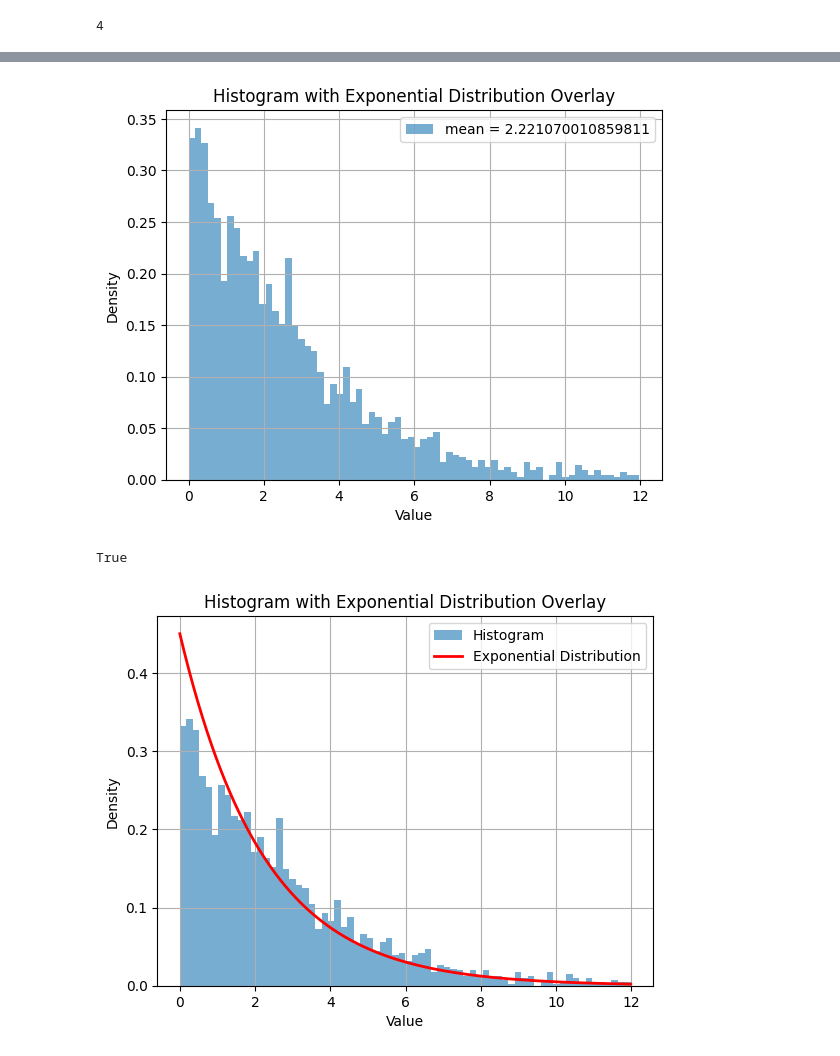
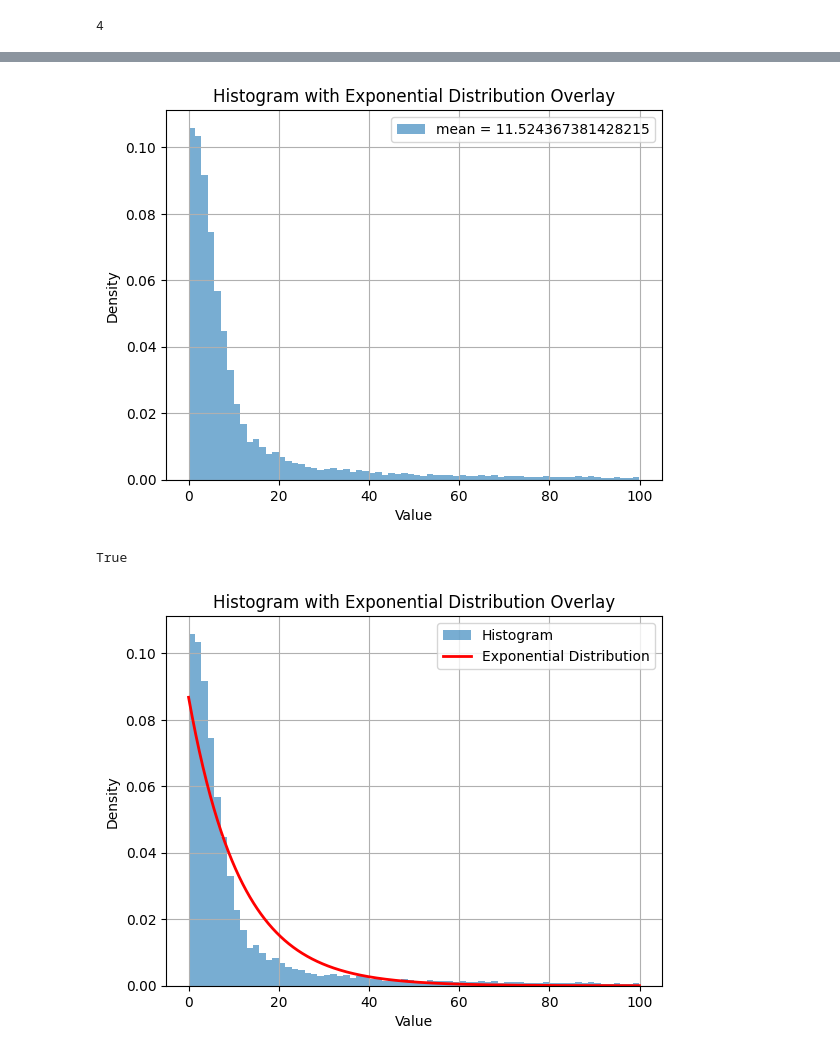
Before and after one commit to SideShowBoBGOT/system_modelling_seventh_semester, a Jupyter notebook: course_work/main.ipynb, the cells around one changed output, grey strips where cells are left out. Saved outputs shown, nothing was run; the diff lists cells and outputs as text; code cells hidden in the pictures.

```diff
--- a/course_work/main.ipynb
+++ b/course_work/main.ipynb
@@ -366,33 +366,34 @@ plt.show()
 # %%
 from scipy.stats import expon
 
 time_wait_allocate_stable_filtered = time_wait_allocate_stable[time_wait_allocate_stable['timeWaitAllocate'] < 12]
+time_wait_allocate_stable_filtered = time_wait_allocate_stable[time_wait_allocate_stable['timeWaitAllocate'] < 100]
 
 time_wait_allocate_stable_filtered_mean = calculate_mean(
     time_wait_allocate_stable_filtered['timePoint'],
     time_wait_allocate_stable_filtered['timeWaitAllocate']
 )
 time_wait_allocate_stable_filtered_std_dev = calculate_std_dev(
     time_wait_allocate_stable_filtered['timePoint'],
     time_wait_allocate_stable_filtered['timeWaitAllocate'],
     time_wait_allocate_stable_filtered_mean
 )
 
 count, bins, _ = plt.hist(
     time_wait_allocate_stable_filtered['timeWaitAllocate'],
     bins=70,
     density=True,
     alpha=0.6,
     label=f'mean = {time_wait_allocate_stable_filtered_mean}'
 )
 plt.title('Histogram with Exponential Distribution Overlay')
 plt.xlabel('Value')
 plt.ylabel('Density')
 plt.legend()
 plt.grid(True)
 plt.show()
 # %% [output]
-[figure, old version]
+[figure, new version]
 # %%
 def chi_squared_exponential_test(data: Sequence[float], mean: float, alpha: float = 0.05) -> bool:
     # Sort data and calculate the number of bins
@@ -442,4 +443,4 @@ plt.legend()
 plt.grid(True)
 plt.show()
 # %% [output]
-[figure, old version]
+[figure, new version]
```
Also changed, not shown: parts of 8 cells of this notebook, 3 other files.
